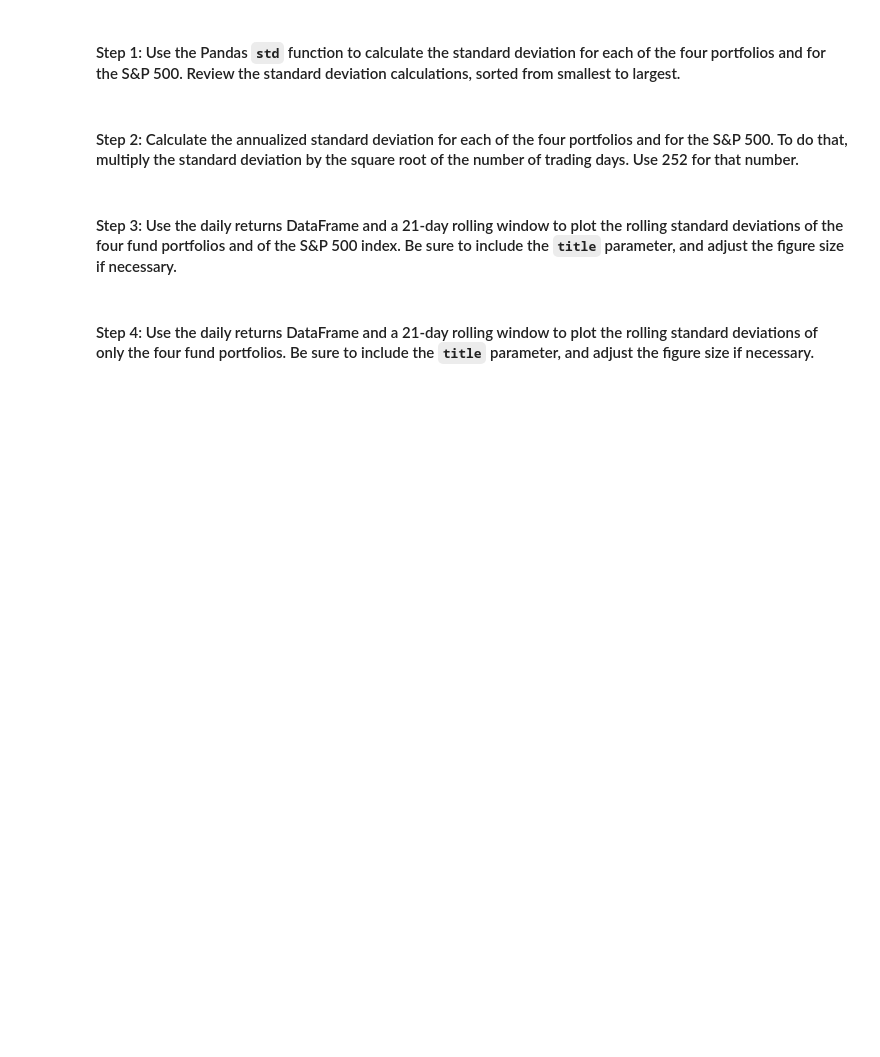
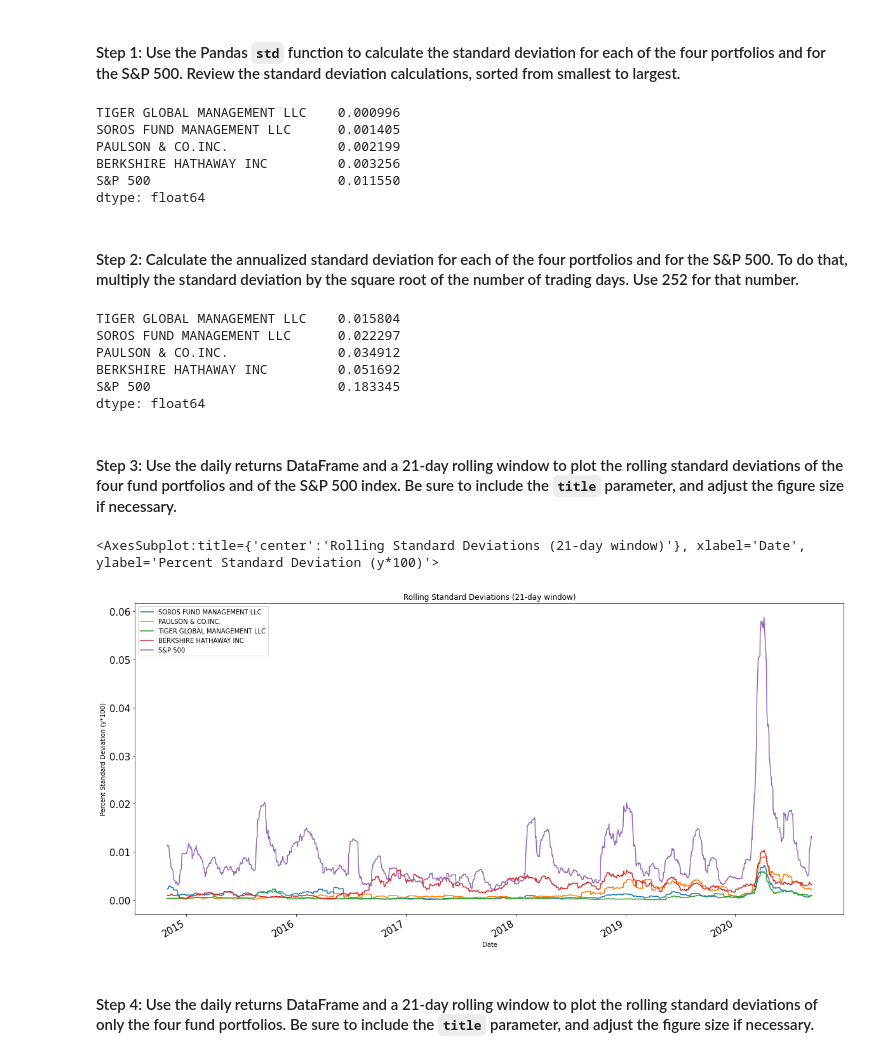
Before and after one commit to ccharafeddine/Module_4_Challenge, a Jupyter notebook: risk_return_analysis.ipynb, the cells around one changed output. Cells and saved outputs as stored; diff of their text form; code cells hidden in the pictures; blank space fills up the shorter version.

```diff
--- a/risk_return_analysis.ipynb
+++ b/risk_return_analysis.ipynb
@@ -258,20 +258,47 @@ Evaluate the risk profile of each portfolio by using the standard deviation and
 # %%
 # Calculate and sort the standard deviation for all 4 portfolios and the S&P 500
 # Review the standard deviations sorted smallest to largest
-# YOUR CODE HERE
+std_dev = daily_returns_df.std()
+
+std_dev = std_dev.sort_values()
+
+std_dev
+# %% [output]
+TIGER GLOBAL MANAGEMENT LLC    0.000996
+SOROS FUND MANAGEMENT LLC      0.001405
+PAULSON & CO.INC.              0.002199
+BERKSHIRE HATHAWAY INC         0.003256
+S&P 500                        0.011550
+dtype: float64
 # %% [markdown]
 #### Step 2: Calculate the annualized standard deviation for each of the four portfolios and for the S&P 500. To do that, multiply the standard deviation by the square root of the number of trading days. Use 252 for that number.
 # %%
 # Calculate and sort the annualized standard deviation (252 trading days) of the 4 portfolios and the S&P 500
 # Review the annual standard deviations smallest to largest
-# YOUR CODE HERE
+annualized_std_dev = daily_returns_df.std() * np.sqrt(252)
+
+annualized_std_dev = annualized_std_dev.sort_values()
+
+annualized_std_dev
+# %% [output]
+TIGER GLOBAL MANAGEMENT LLC    0.015804
+SOROS FUND MANAGEMENT LLC      0.022297
+PAULSON & CO.INC.              0.034912
+BERKSHIRE HATHAWAY INC         0.051692
+S&P 500                        0.183345
+dtype: float64
 # %% [markdown]
 #### Step 3: Use the daily returns DataFrame and a 21-day rolling window to plot the rolling standard deviations of the four fund portfolios and of the S&P 500 index. Be sure to include the `title` parameter, and adjust the figure size if necessary.
 # %%
 # Using the daily returns DataFrame and a 21-day rolling window,
 # plot the rolling standard deviation of the 4 portfolios and the S&P 500
 # Include a title parameter and adjust the figure size
-# YOUR CODE HERE
+rolling_std_devs = daily_returns_df.rolling(21).std()
+
+rolling_std_devs.plot(title="Rolling Standard Deviations (21-day window)", figsize=(20,10), xlabel="Date", ylabel="Percent Standard Deviation (y*100)", fontsize=15)
+# %% [output]
+<AxesSubplot:title={'center':'Rolling Standard Deviations (21-day window)'}, xlabel='Date', ylabel='Percent Standard Deviation (y*100)'>
+[figure, added]
 # %% [markdown]
 #### Step 4: Use the daily returns DataFrame and a 21-day rolling window to plot the rolling standard deviations of only the four fund portfolios. Be sure to include the `title` parameter, and adjust the figure size if necessary.
 # %%
```
Also changed, not shown: parts of 13 cells of this notebook.
